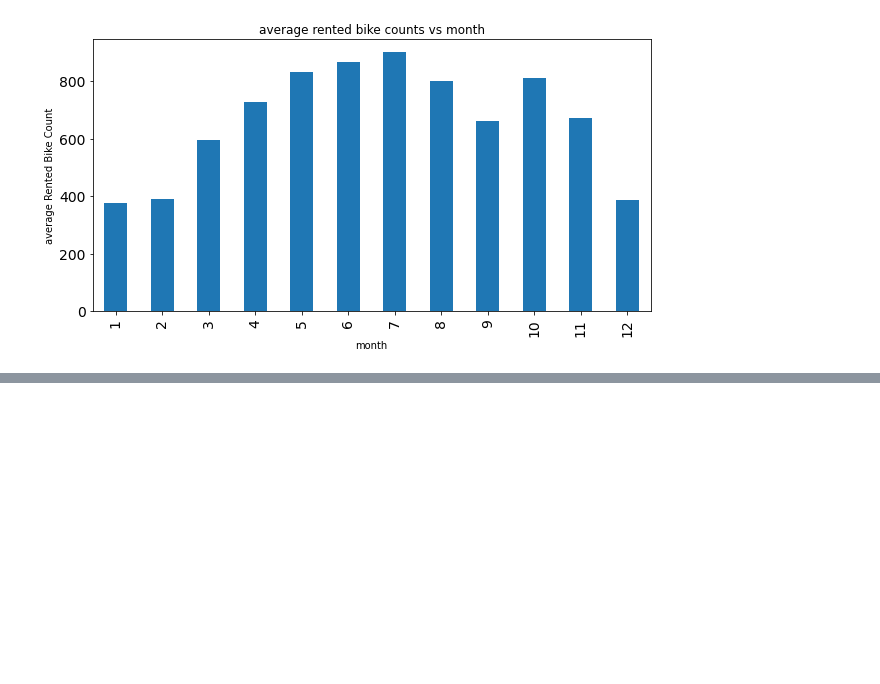
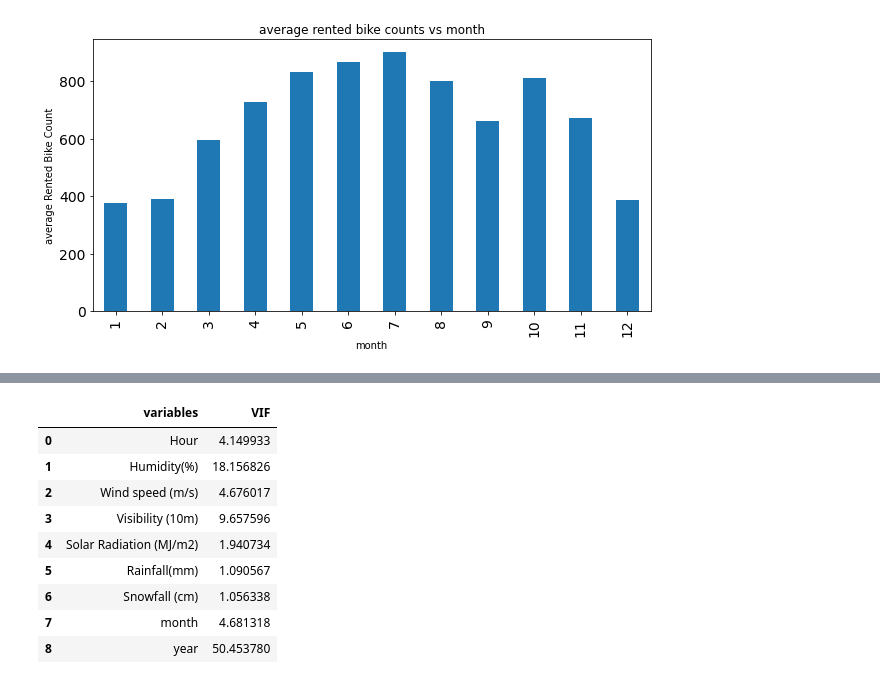
Before and after one commit to avanish04/Bike-Sharing-Demand-Prediction---Capstone-Project, a Jupyter notebook: Bike_Sharing_Demand_Prediction_Capstone_Project.ipynb, the cells around one changed output, grey strips where cells are left out. Cells and saved outputs as stored; diff of their text form; code cells hidden in the pictures; blank space fills up the shorter version.

```diff
--- a/Bike_Sharing_Demand_Prediction_Capstone_Project.ipynb
+++ b/Bike_Sharing_Demand_Prediction_Capstone_Project.ipynb
@@ -397,0 +426,13 @@ plt.ylabel('average Rented Bike Count');
+# %%
+calc_vif(new_data[[i for i in new_data.describe().columns if i not in ['Rented Bike Count']]])
+# %% [output]
+|  | variables | VIF |
+| 0 | Hour | 4.149933 |
+| 1 | Humidity(%) | 18.156826 |
+| 2 | Wind speed (m/s) | 4.676017 |
+| 3 | Visibility (10m) | 9.657596 |
+| 4 | Solar Radiation (MJ/m2) | 1.940734 |
+| 5 | Rainfall(mm) | 1.090567 |
+| 6 | Snowfall (cm) | 1.056338 |
+| 7 | month | 4.681318 |
+| 8 | year | 50.453780 |
```
Also changed, not shown: parts of 33 cells of this notebook.
